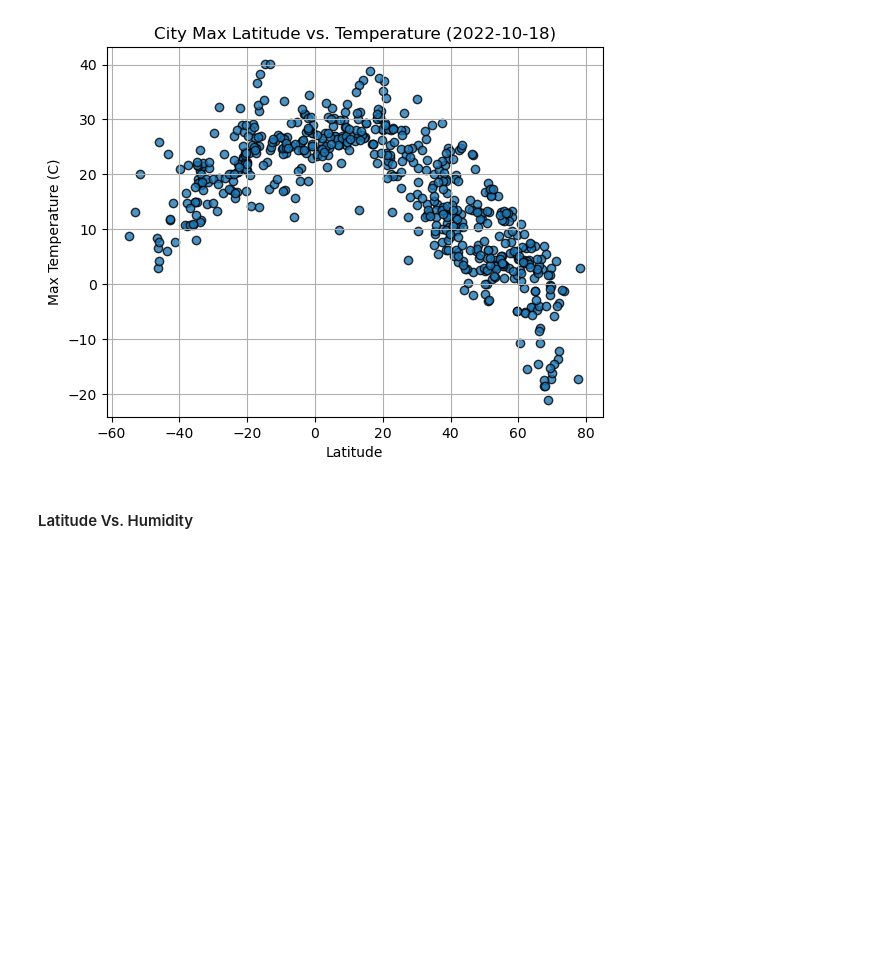
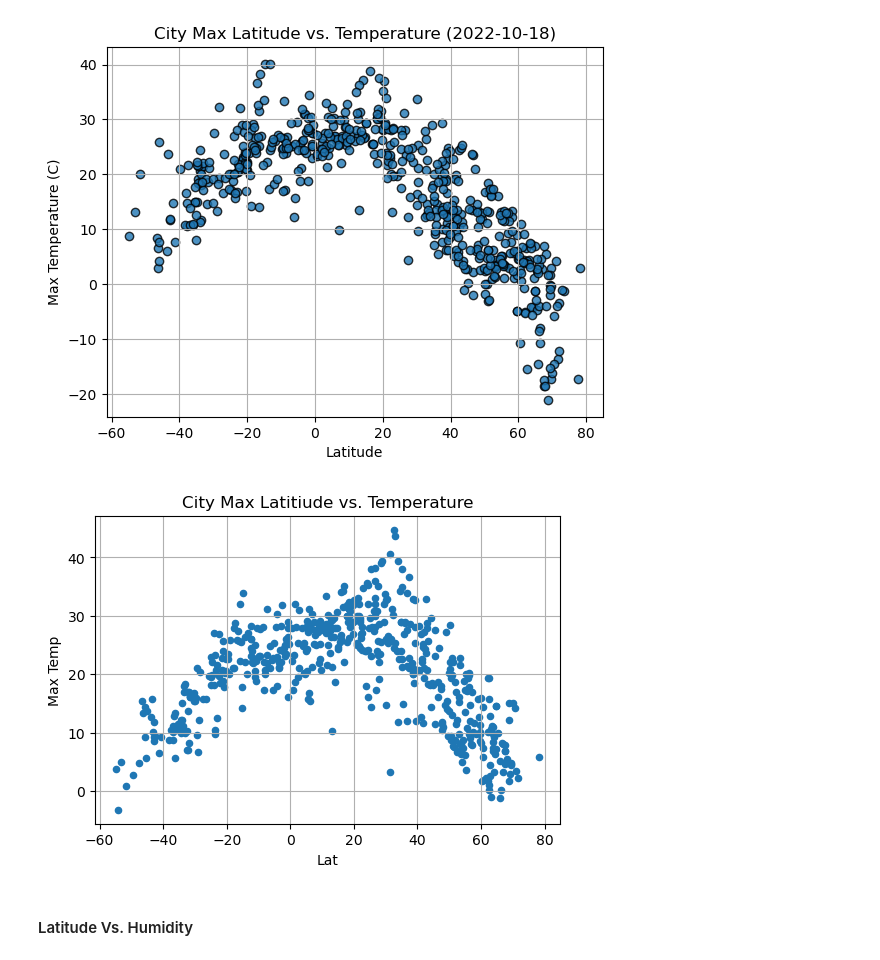
Before and after one commit to Buriteni/python-api-challenge, a Jupyter notebook: WeatherPy/WeatherPy.ipynb, the cells around one changed output. Saved outputs shown, nothing was run; the diff lists cells and outputs as text; code cells hidden in the pictures; blank space fills up the shorter version.

```diff
--- a/WeatherPy/WeatherPy.ipynb
+++ b/WeatherPy/WeatherPy.ipynb
@@ -259,6 +270,0 @@ city_data_df.head()
-# %%
-# Read saved data
-city_data_df = pd.read_csv("output_data/cities.csv", index_col="City_ID")
-
-# Display sample data
-city_data_df.head()
@@ -288,6 +286,23 @@ plt.savefig("output_data/Fig1.png")
 plt.show()
 # %% [output]
 [figure]
+# %%
+# Build scatter plot for latitude vs. temperature
+x_values = city_data_df["Lat"].astype("float")
+y_values = city_data_df["Max Temp"].astype("float")
+
+
+# Incorporate the other graph properties
+city_data_df.plot(kind="scatter", x="Lat", y="Max Temp", grid=True, figsize=(6,4),
+              title="City Max Latitiude vs. Temperature")
+
+# Save the figure
+plt.savefig("output_data/Fig1.png")
+
+# Show plot
+plt.show()
+# %% [output]
+[figure, added]
 # %% [markdown]
 #### Latitude Vs. Humidity
 # %%
```
Also changed, not shown: parts of 26 cells of this notebook, 5 other files.
